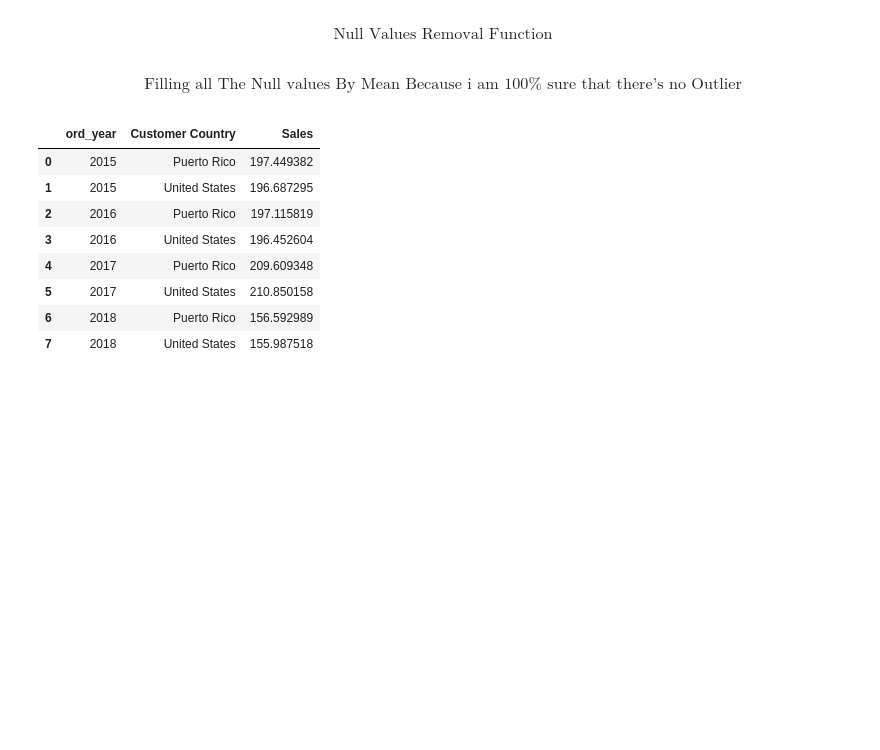
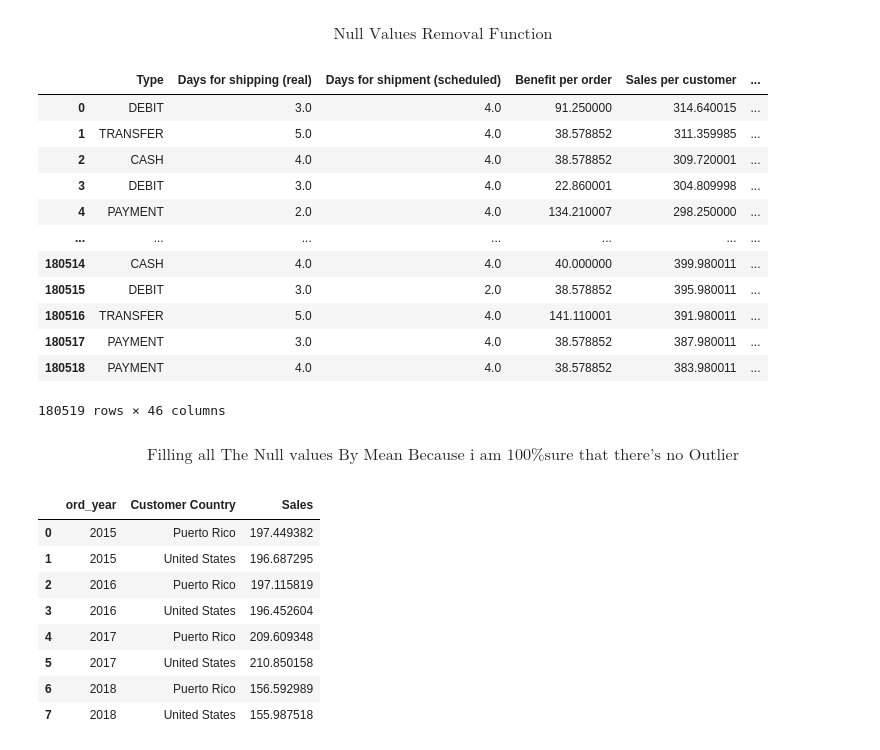
Before and after one commit to Umumasayii/Afretec_workbook, a Jupyter notebook: Assignment_3_data_cleaning.ipynb, the cells around one changed output. Cells and saved outputs as stored; diff of their text form; code cells hidden in the pictures; blank space fills up the shorter version.

```diff
--- a/Assignment_3_data_cleaning.ipynb
+++ b/Assignment_3_data_cleaning.ipynb
@@ -225,9 +250,25 @@ $$
 def null_free(data, col_name):
   data[col_name] = data[col_name].fillna(data[col_name].mean())
   return(data)
+# %%
+data
+# %% [output]
+|  | Type | Days for shipping (real) | Days for shipment (scheduled) | Benefit per order | Sales per customer | ... |
+| 0 | DEBIT | 3.0 | 4.0 | 91.250000 | 314.640015 | ... |
+| 1 | TRANSFER | 5.0 | 4.0 | 38.578852 | 311.359985 | ... |
+| 2 | CASH | 4.0 | 4.0 | 38.578852 | 309.720001 | ... |
+| 3 | DEBIT | 3.0 | 4.0 | 22.860001 | 304.809998 | ... |
+| 4 | PAYMENT | 2.0 | 4.0 | 134.210007 | 298.250000 | ... |
+| ... | ... | ... | ... | ... | ... | ... |
+| 180514 | CASH | 4.0 | 4.0 | 40.000000 | 399.980011 | ... |
+| 180515 | DEBIT | 3.0 | 2.0 | 38.578852 | 395.980011 | ... |
+| 180516 | TRANSFER | 5.0 | 4.0 | 141.110001 | 391.980011 | ... |
+| 180517 | PAYMENT | 3.0 | 4.0 | 38.578852 | 387.980011 | ... |
+| 180518 | PAYMENT | 4.0 | 4.0 | 38.578852 | 383.980011 | ... |
+180519 rows × 46 columns
 # %% [markdown]
 $$
-\text{Filling all The Null values By Mean Because i am 100% sure that there's no Outlier}
+\text{Filling all The Null values By Mean Because i am 100\% sure that there's no Outlier}
 $$
 # %%
 for i in numeric_cols:
```
Also changed, not shown: parts of 9 cells of this notebook, 1 other file.
